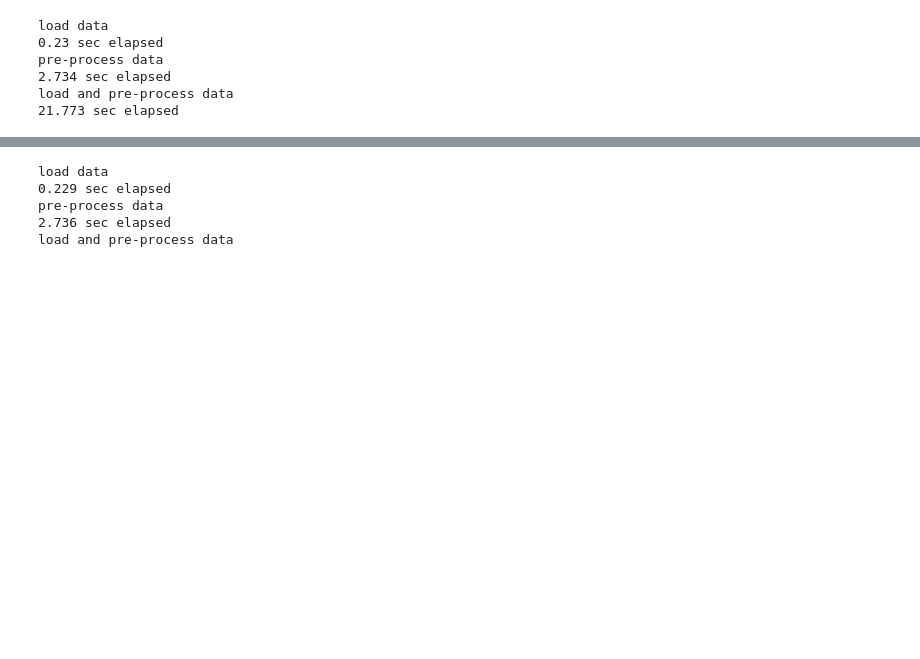
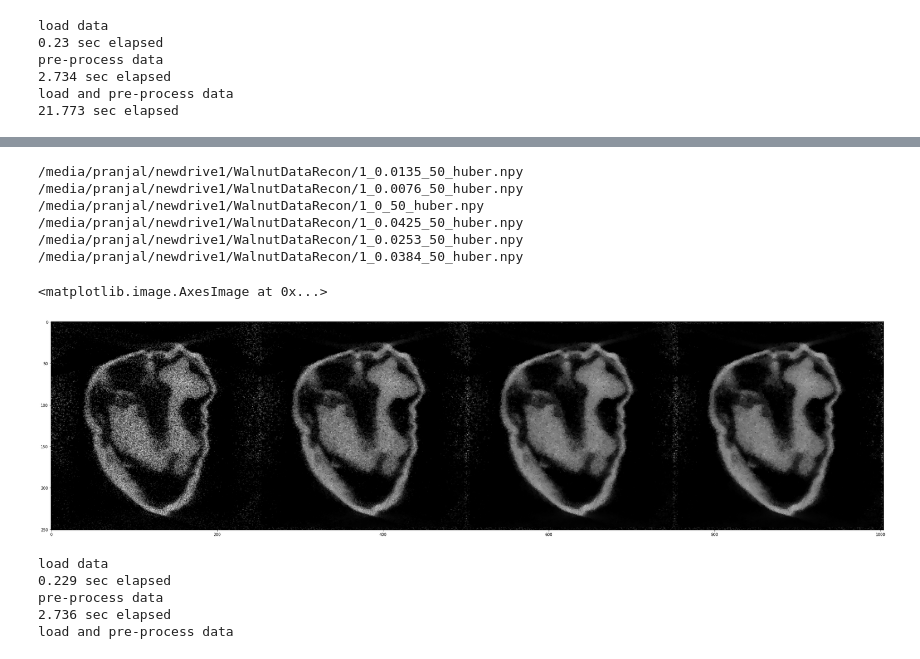
Before and after one commit to PranjalSahu/WalnutReconstructionCodes, a Jupyter notebook: test1.ipynb, the cells around one changed output, grey strips where cells are left out. Cells and saved outputs as stored; diff of their text form; code cells hidden in the pictures; blank space fills up the shorter version.

```diff
--- a/test1.ipynb
+++ b/test1.ipynb
@@ -285,3 +996,33 @@ plt.imshow(projs[:, 180, :], cmap='gray')
+# %%
+import numpy as np
+import glob
+import matplotlib.pyplot as plt
+
+if 1:
+    allfiles = glob.glob('/media/pranjal/newdrive1/WalnutDataRecon/1_*_50_huber.npy')
+    for p in allfiles:
+        print(p)
+
+    a = np.load(allfiles[2])
+    b = np.load(allfiles[1])
+    c = np.load(allfiles[0])
+    d = np.load(allfiles[4])
+    e = np.load(allfiles[5])
+    f = np.load(allfiles[3])
+
+slice_index  = 140
+plt.figure(figsize=(40,10))
+plt.imshow(np.concatenate([a[:, slice_index, :],  d[:, slice_index, :], e[:, slice_index, :], f[:, slice_index, :]], axis=-1).astype('float32'), cmap='gray')
+#plt.imshow(np.concatenate([a[:, slice_index, :],  d[:, slice_index, :],  f[:, slice_index, :]], axis=-1).astype('float32'), cmap='gray')
+# %% [output]
+/media/pranjal/newdrive1/WalnutDataRecon/1_0.0135_50_huber.npy
+/media/pranjal/newdrive1/WalnutDataRecon/1_0.0076_50_huber.npy
+/media/pranjal/newdrive1/WalnutDataRecon/1_0_50_huber.npy
+/media/pranjal/newdrive1/WalnutDataRecon/1_0.0425_50_huber.npy
+/media/pranjal/newdrive1/WalnutDataRecon/1_0.0253_50_huber.npy
+/media/pranjal/newdrive1/WalnutDataRecon/1_0.0384_50_huber.npy
+<matplotlib.image.AxesImage at 0x...>
+[figure, added]
 # %%
 # Reconstruction Code for a given Walnut Case
 
```
Also changed, not shown: parts of 12 cells of this notebook.
